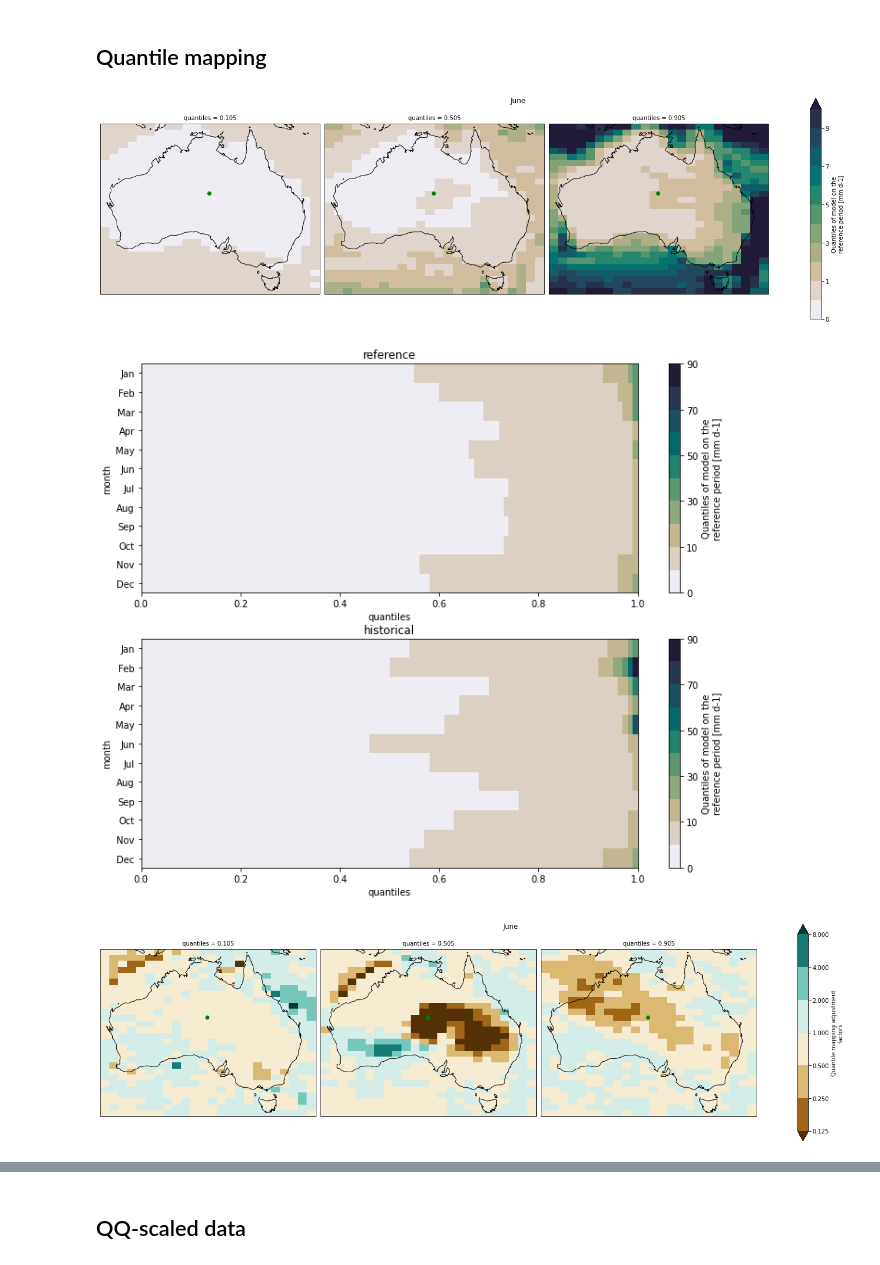
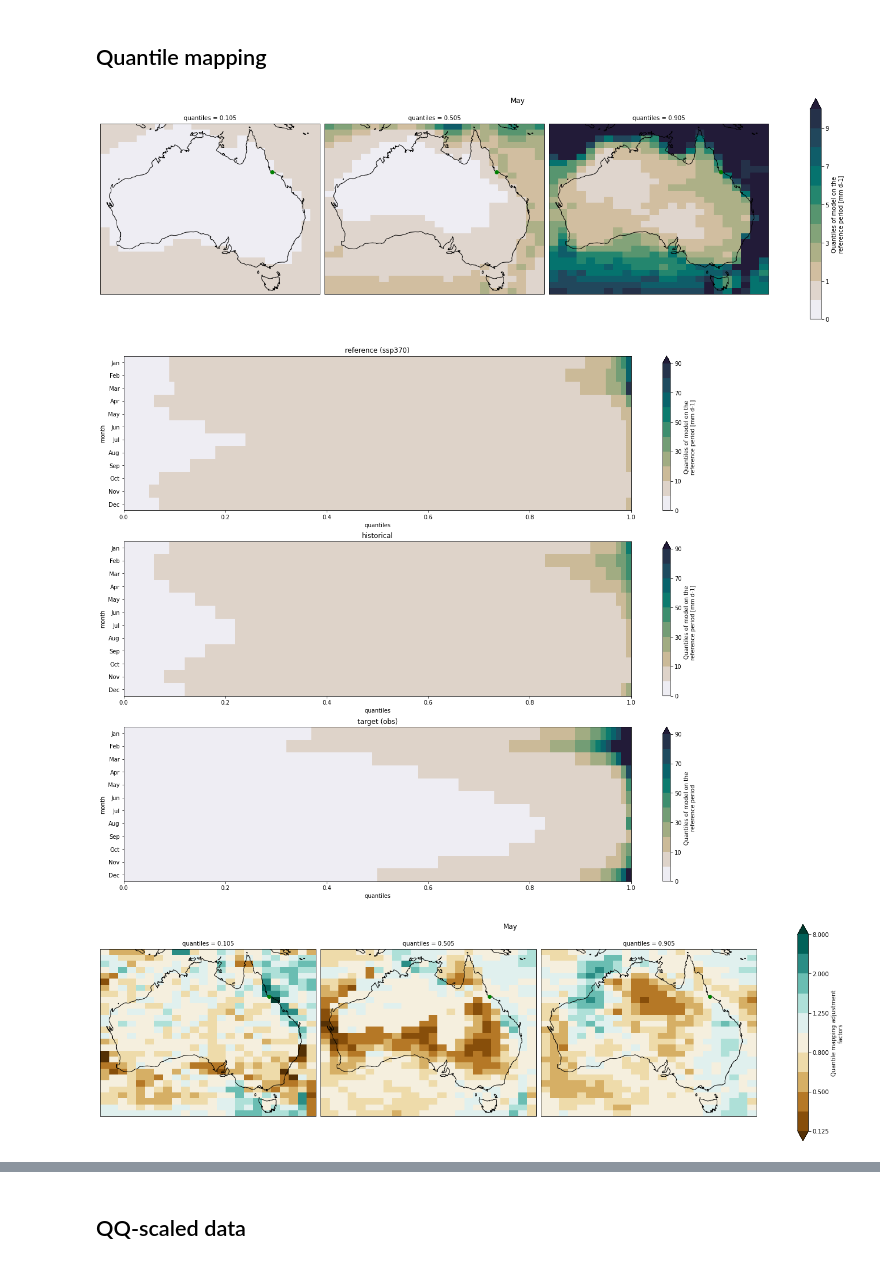
Before and after one commit to AusClimateService/qqscale, a Jupyter notebook: pr-qqscaled-multiplicative-ssr_day_AGCD-ACCESS-ESM1-5_ssp370_r1i1p1f1_20350101-20641231.ipynb, the cells around one changed output, grey strips where cells are left out. Saved outputs shown, nothing was run; the diff lists cells and outputs as text; code cells hidden in the pictures.

Commit message:
Add obs quantiles

```diff
--- a/pr-qqscaled-multiplicative-ssr_day_AGCD-ACCESS-ESM1-5_ssp370_r1i1p1f1_20350101-20641231.ipynb
+++ b/pr-qqscaled-multiplicative-ssr_day_AGCD-ACCESS-ESM1-5_ssp370_r1i1p1f1_20350101-20641231.ipynb
@@ -82,7 +86,7 @@ elif hist_var in ['pr']:
     plot_config['regular_cmap'] = cmocean.cm.rain
     plot_config['diverging_cmap'] = 'BrBG'
     plot_config['general_levels'] = [0, 0.01, 10, 20, 30, 40, 50, 60, 70, 80, 90]
-    plot_config['af_levels'] = [0.125, 0.25, 0.5, 1, 2, 4, 8]
+    plot_config['af_levels'] = [0.125, 0.25, 0.5, 0.67, 0.8, 1, 1.25, 1.5, 2, 4, 8]
     plot_config['difference_levels'] = [-0.55, -0.45, -0.35, -0.25, -0.15, -0.05, 0.05, 0.15, 0.25, 0.35, 0.45, 0.55]
 else:
     raise ValueError(f'No plotting configuration defined for {hist_var}')
@@ -196,0 +201,10 @@ history :
+# %%
+qm_target = sdba.EmpiricalQuantileMapping.train(
+    ds_target[target_var],
+    ds_target[target_var],
+    nquantiles=100,
+    group="time.month",
+    kind='*',
+)
+# %%
+target_q = qm_target.ds['hist_q'].compute()
@@ -213,7 +228,7 @@ print(lat_min_qq, lat_max_qq, lon_min_qq, lon_max_qq)
 # %% [markdown]
 ## Quantile mapping
 # %%
-def quantile_month_plot(da, ax, cmap_type, levels=None, point=None, title=None):
+def quantile_month_plot(da, ax, cmap_type, levels=None, extend='both', point=None, title=None):
     """Create two dimensional month/quantile plot"""
 
     assert cmap_type in ['regular', 'diverging']
@@ -235,7 +250,7 @@ def quantile_month_plot(da, ax, cmap_type, levels=None, point=None, title=None):
         kwargs['vmax'] = vmax
         kwargs['vmin'] = vmin
 
-    quantiles.transpose('month', 'quantiles').plot(ax=ax, cmap=cmap, extend='both', **kwargs)
+    quantiles.transpose('month', 'quantiles').plot(ax=ax, cmap=cmap, extend=extend, **kwargs)
 
     yticks = np.arange(1,13)
     ytick_labels = [calendar.month_abbr[i] for i in yticks]
@@ -282,9 +297,9 @@ def quantile_spatial_plot(
     plt.suptitle(calendar.month_name[month])
     plt.show()
 # %%
-if 'lat' in qm.ds.dims:
+if 'lat' in ds_adjust.dims:
     quantile_spatial_plot(
-        qm.ds['hist_q'],
+        ds_adjust['hist_q'],
         example_month,
         'regular',
 #        levels=plot_config['general_levels'],
@@ -293,35 +308,47 @@ if 'lat' in qm.ds.dims:
         lon_bounds=[lon_min_qq, lon_max_qq],
     )
 # %% [output]
-[figure, old version]
+[figure, new version]
 # %%
-fig = plt.figure(figsize=[12, 10])
-ax1 = fig.add_subplot(211)
-ax2 = fig.add_subplot(212)
+fig = plt.figure(figsize=[20, 17])
+ax1 = fig.add_subplot(311)
+ax2 = fig.add_subplot(312)
+ax3 = fig.add_subplot(313)
 
 quantile_month_plot(
     ds_adjust['ref_q'],
     ax1,
     'regular',
     levels=plot_config['general_levels'],
-    title='reference',
+    title='reference (ssp370)',
+    extend='max',
 )
 
 quantile_month_plot(
     ds_adjust['hist_q'],
     ax2,
     'regular',
     levels=plot_config['general_levels'],
-    title='historical'
+    title='historical',
+    extend='max',
+)
+
+quantile_month_plot(
+    target_q,
+    ax3,
+    'regular',
+    levels=plot_config['general_levels'],
+    title='target (obs)',
+    extend='max',
 )
 
 plt.show()
 # %% [output]
-[figure, old version]
+[figure, new version]
 # %%
-if 'lat' in qm.ds.dims:
+if 'lat' in ds_adjust.dims:
     quantile_spatial_plot(
-        qm.ds['af'],
+        ds_adjust['af'],
         example_month,
         'diverging',
         levels=plot_config['af_levels'],
@@ -329,7 +356,7 @@ if 'lat' in qm.ds.dims:
         lon_bounds=[lon_min_qq, lon_max_qq],
     )
 # %% [output]
-[figure, old version]
+[figure, new version]
 # %%
 fig = plt.figure(figsize=[12, 5])
 ax1 = fig.add_subplot(111)
```
Also changed, not shown: parts of 23 cells of this notebook.
